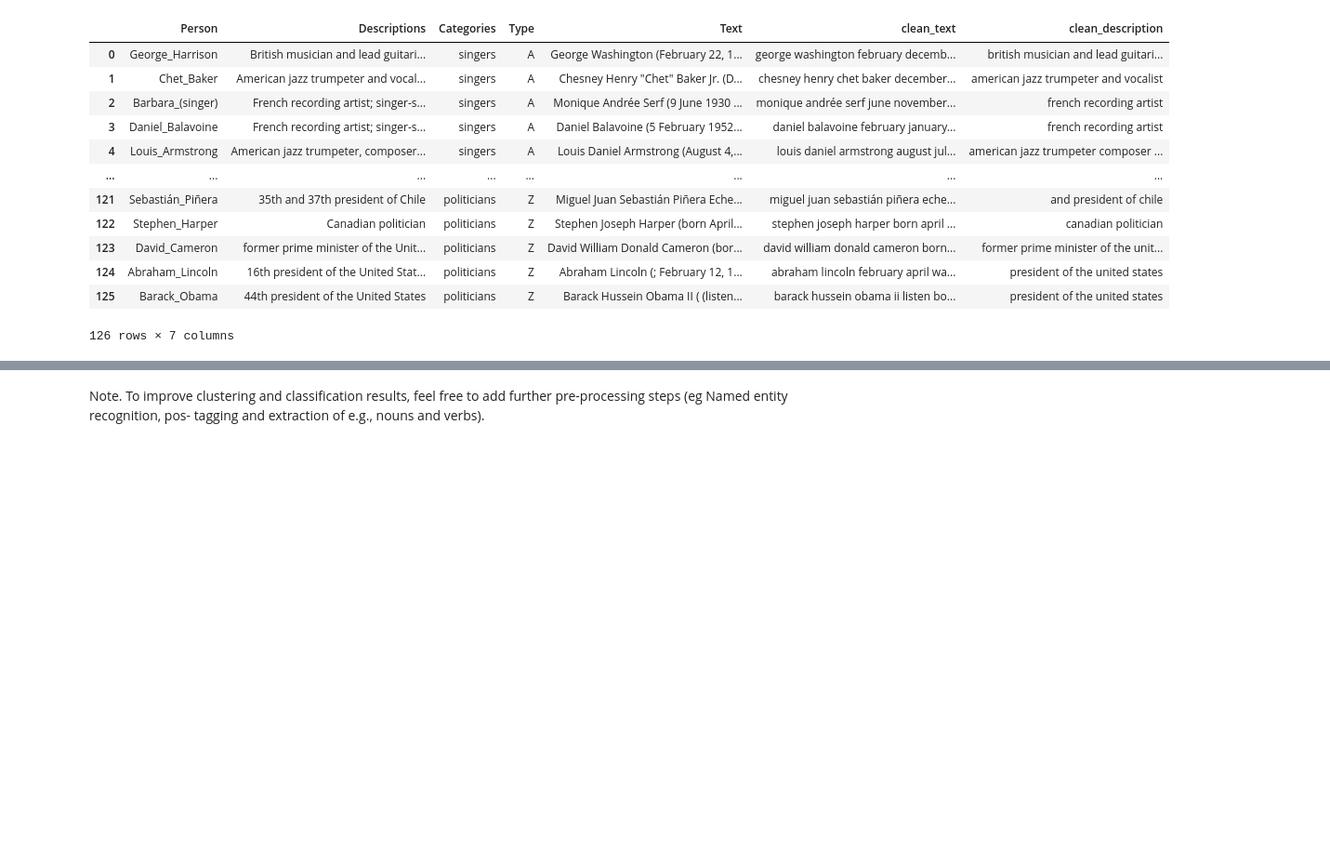
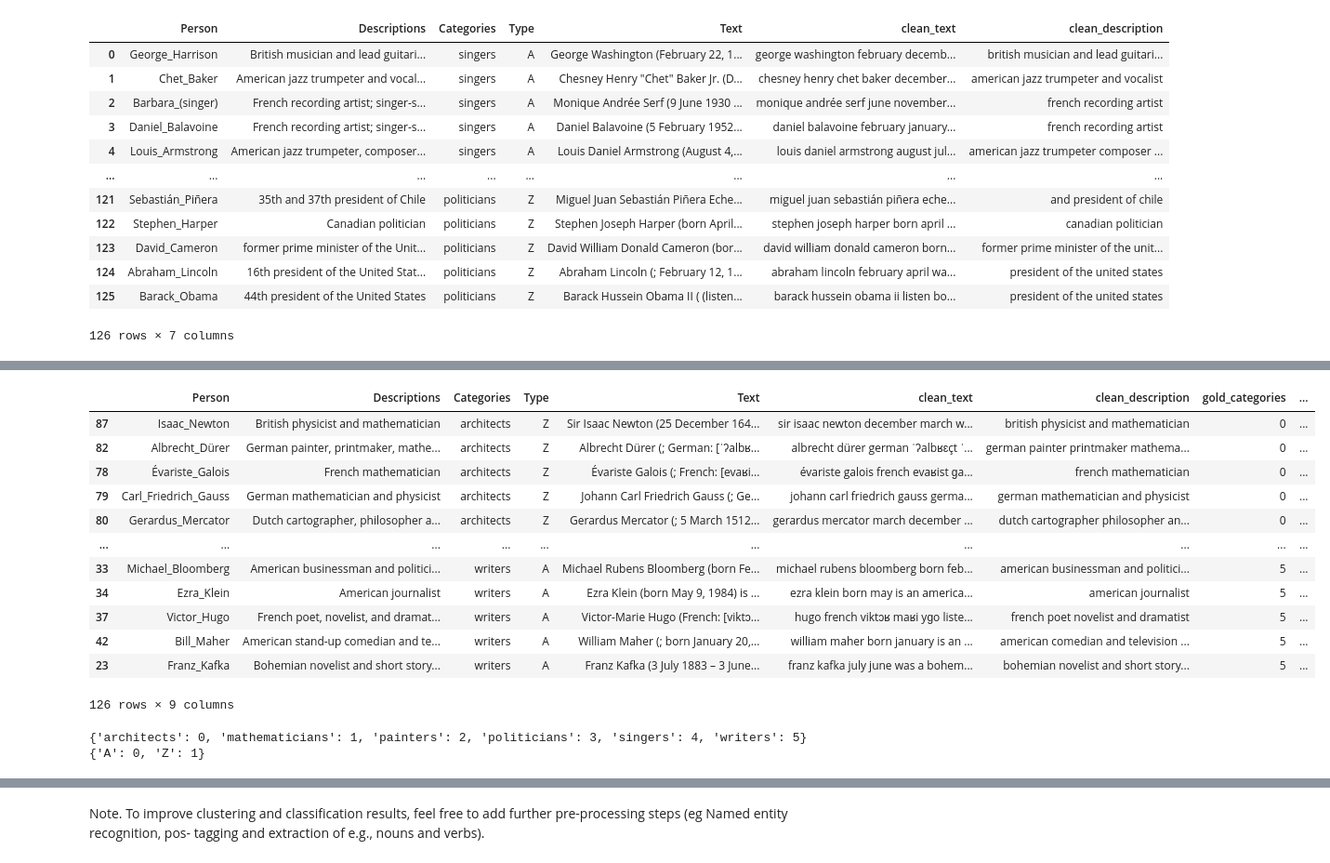
Before and after one commit to Puthineath/DS_final, a Jupyter notebook: Final Project.ipynb, the cells around one changed output, grey strips where cells are left out. Shown: that part at 93% size. Drawn from its saved outputs; the diff is of its cells as text; code cells hidden in the pictures; blank space fills up the shorter version.

```diff
--- a/Final Project.ipynb
+++ b/Final Project.ipynb
@@ -837,3 +821,10 @@ new_df
 | 124 | Abraham_Lincoln | 16th president of the United Stat... | politicians | Z | Abraham Lincoln (; February 12, 1... | abraham lincoln february april wa... | president of the united states |
 | 125 | Barack_Obama | 44th president of the United States | politicians | Z | Barack Hussein Obama II ( (listen... | barack hussein obama ii listen bo... | president of the united states |
 126 rows × 7 columns
+# %%
+
+from sklearn import preprocessing
+le = preprocessing.LabelEncoder()
+# convert type to discrete value
+new_df['gold_type'] = le.fit_transform(new_df.Type.values)
+new_df
@@ -839,0 +845,34 @@ new_df
+# %%
+# sort dataframe in ascending
+new_df.sort_values(by=['Categories'], ascending=True, inplace=True)
+# convert categories to discrete value
+new_df['gold_categories'] = le.fit_transform(new_df.Categories.values)
+new_df
+# %% [output]
+|  | Person | Descriptions | Categories | Type | Text | clean_text | clean_description | gold_categories | ... |
+| 87 | Isaac_Newton | British physicist and mathematician | architects | Z | Sir Isaac Newton (25 December 164... | sir isaac newton december march w... | british physicist and mathematician | 0 | ... |
+| 82 | Albrecht_Dürer | German painter, printmaker, mathe... | architects | Z | Albrecht Dürer (; German: [ˈʔalbʁ... | albrecht dürer german ˈʔalbʁɛçt ˈ... | german painter printmaker mathema... | 0 | ... |
+| 78 | Évariste_Galois | French mathematician | architects | Z | Évariste Galois (; French: [evaʁi... | évariste galois french evaʁist ɡa... | french mathematician | 0 | ... |
+| 79 | Carl_Friedrich_Gauss | German mathematician and physicist | architects | Z | Johann Carl Friedrich Gauss (; Ge... | johann carl friedrich gauss germa... | german mathematician and physicist | 0 | ... |
+| 80 | Gerardus_Mercator | Dutch cartographer, philosopher a... | architects | Z | Gerardus Mercator (; 5 March 1512... | gerardus mercator march december ... | dutch cartographer philosopher an... | 0 | ... |
+| ... | ... | ... | ... | ... | ... | ... | ... | ... | ... |
+| 33 | Michael_Bloomberg | American businessman and politici... | writers | A | Michael Rubens Bloomberg (born Fe... | michael rubens bloomberg born feb... | american businessman and politici... | 5 | ... |
+| 34 | Ezra_Klein | American journalist | writers | A | Ezra Klein (born May 9, 1984) is ... | ezra klein born may is an america... | american journalist | 5 | ... |
+| 37 | Victor_Hugo | French poet, novelist, and dramat... | writers | A | Victor-Marie Hugo (French: [viktɔ... | hugo french viktɔʁ maʁi yɡo liste... | french poet novelist and dramatist | 5 | ... |
+| 42 | Bill_Maher | American stand-up comedian and te... | writers | A | William Maher (; born January 20,... | william maher born january is an ... | american comedian and television ... | 5 | ... |
+| 23 | Franz_Kafka | Bohemian novelist and short story... | writers | A | Franz Kafka (3 July 1883 – 3 June... | franz kafka july june was a bohem... | bohemian novelist and short story... | 5 | ... |
+126 rows × 9 columns
+# %%
+#match Categories and Type to value
+a = sorted(list(set(new_df['Categories']))) # find the distinct labels
+b = len(a) # find the value of the label
+mapping_cate = dict(zip(a,range(b))) # map the label and value
+c = sorted(list(set(new_df['Type']))) # find the distinct labels
+d = len(c) # find the value of the label
+mapping_type = dict(zip(c,range(d))) # map the label and value
+
+print(mapping_cate)
+print(mapping_type)
+# %% [output]
+{'architects': 0, 'mathematicians': 1, 'painters': 2, 'politicians': 3, 'singers': 4, 'writers': 5}
+{'A': 0, 'Z': 1}
```
Also changed, not shown: parts of 11 cells of this notebook, 1 other file.
